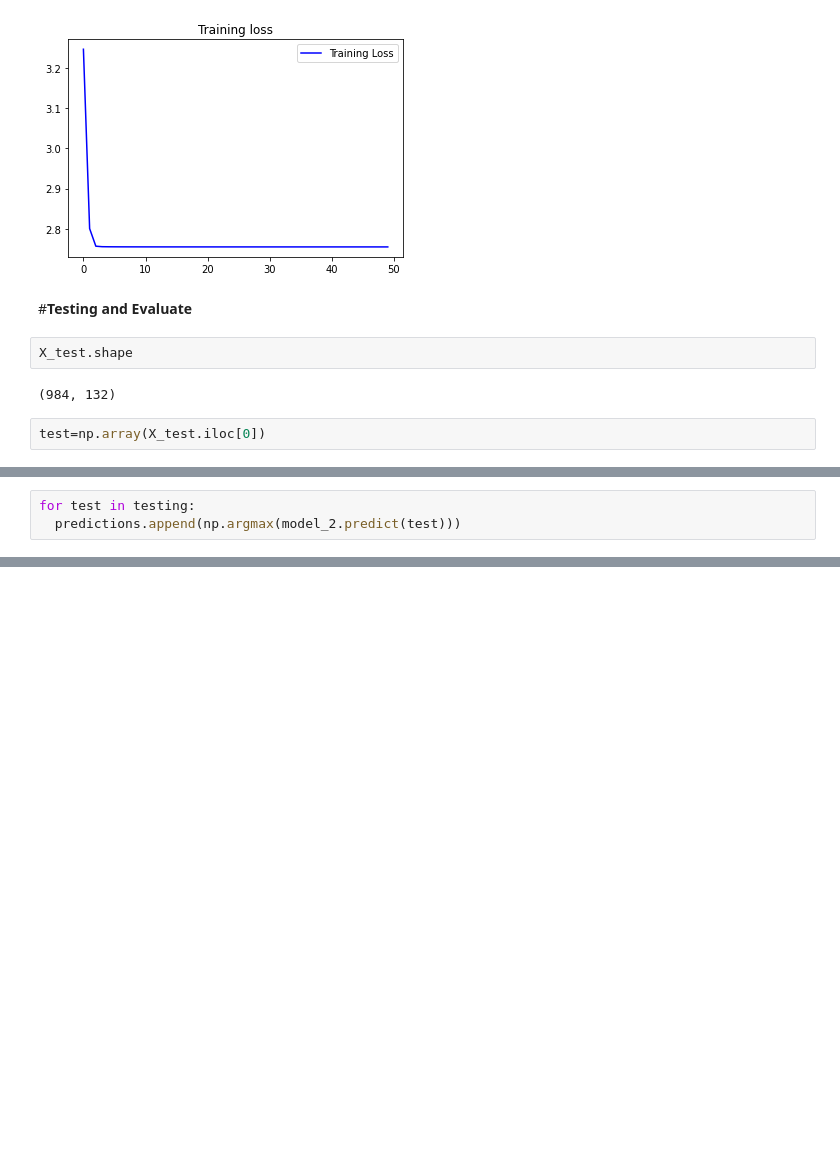
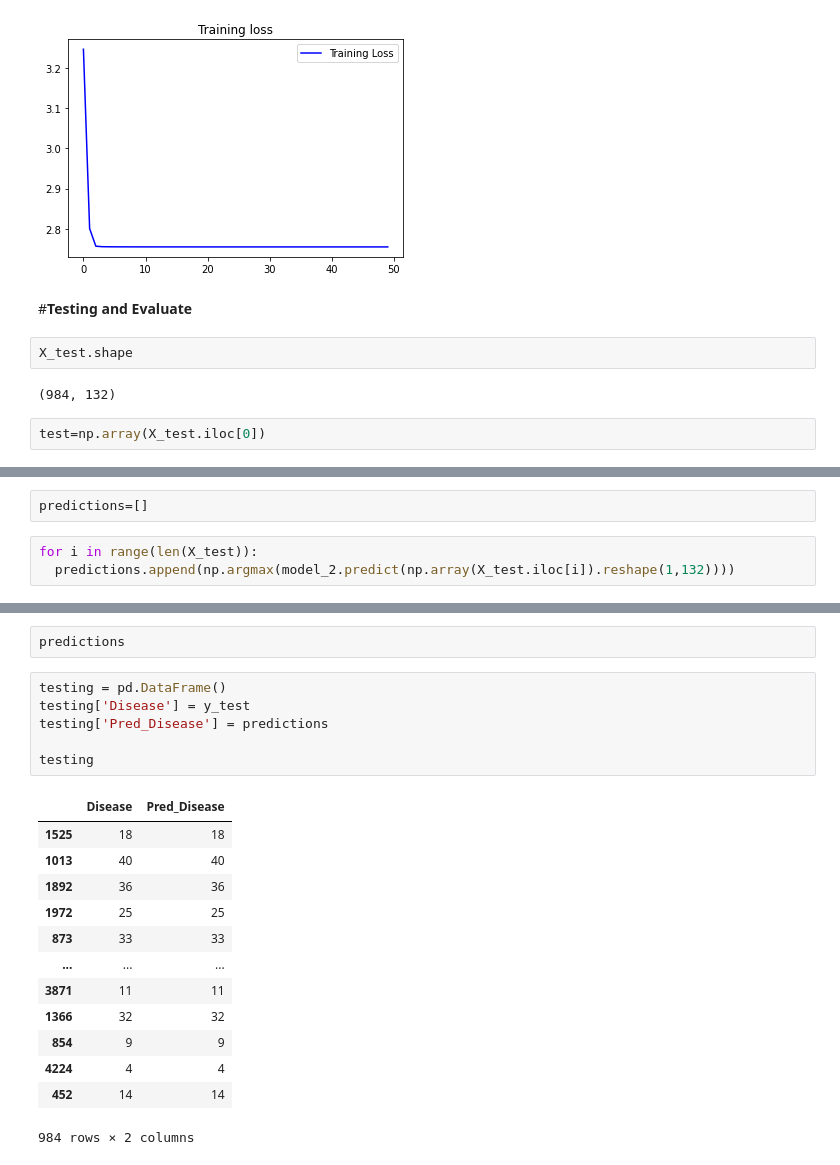
Before and after one commit to meidianarahmawati/mlt2hc7, a Jupyter notebook: Disease_Diagnosis.ipynb, the cells around one changed output, grey strips where cells are left out. Cells and saved outputs as stored; diff of their text form; blank space fills up the shorter version.

```diff
--- a/Disease_Diagnosis.ipynb
+++ b/Disease_Diagnosis.ipynb
@@ -477,3 +520,5 @@ testing=np.array(X_test)
+# %%
+predictions=[]
 # %%
-for test in testing:
-  predictions.append(np.argmax(model_2.predict(test)))
+for i in range(len(X_test)):
+  predictions.append(np.argmax(model_2.predict(np.array(X_test.iloc[i]).reshape(1,132))))
@@ -487,0 +525,22 @@ ValueError: ignored
+# %%
+predictions
+# %%
+testing = pd.DataFrame()
+testing['Disease'] = y_test
+testing['Pred_Disease'] = predictions
+
+testing
+# %% [output]
+|  | Disease | Pred_Disease |
+| 1525 | 18 | 18 |
+| 1013 | 40 | 40 |
+| 1892 | 36 | 36 |
+| 1972 | 25 | 25 |
+| 873 | 33 | 33 |
+| ... | ... | ... |
+| 3871 | 11 | 11 |
+| 1366 | 32 | 32 |
+| 854 | 9 | 9 |
+| 4224 | 4 | 4 |
+| 452 | 14 | 14 |
+984 rows × 2 columns
```
Also changed, not shown: parts of 8 cells of this notebook.
